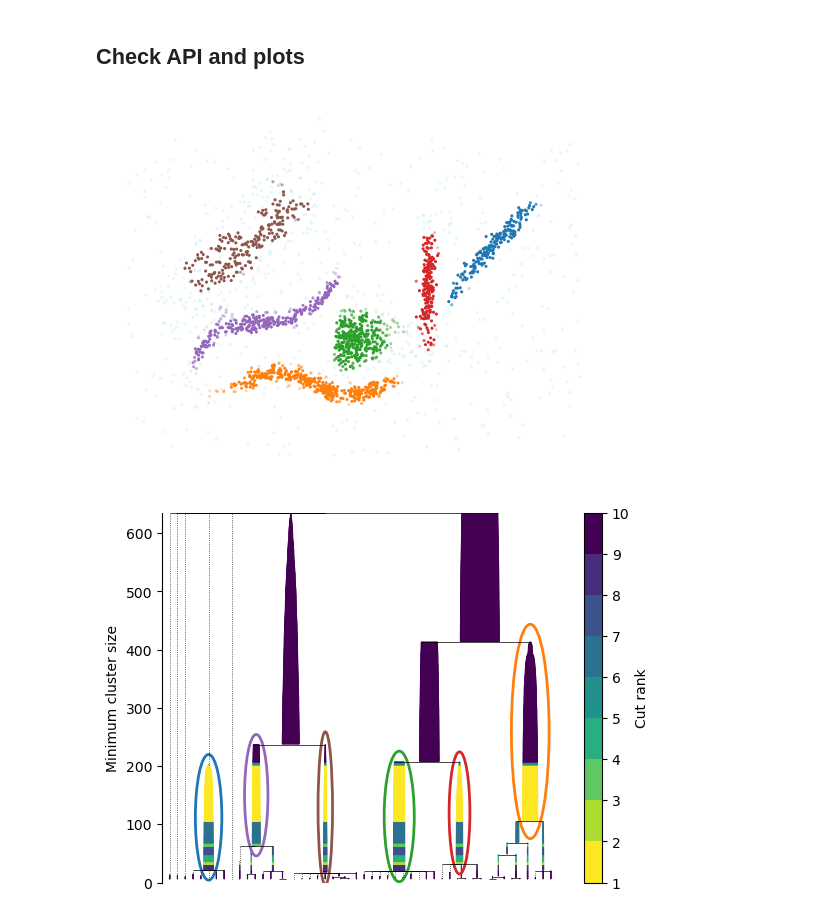
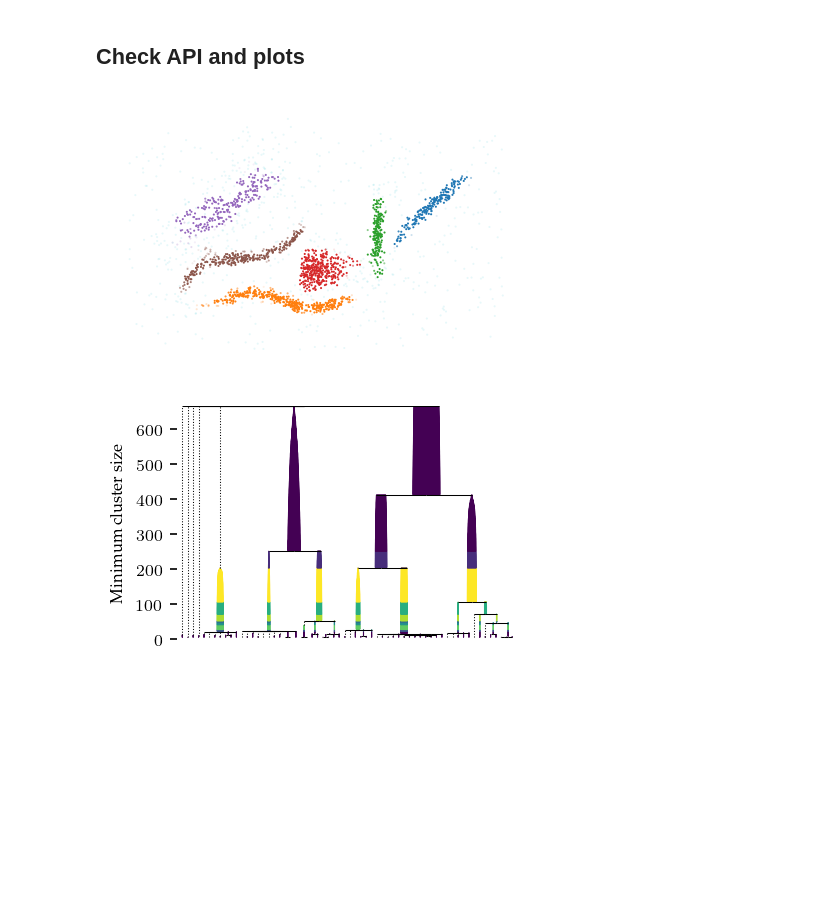
Before and after one commit to JelmerBot/plscan, a Jupyter notebook: docs/notebook.ipynb, the cells around one changed output. Cells and saved outputs as stored; diff of their text form; code cells hidden in the pictures; blank space fills up the shorter version.

```diff
--- a/docs/notebook.ipynb
+++ b/docs/notebook.ipynb
@@ -10,27 +12,31 @@ knn = NearestNeighbors(n_neighbors=10, metric='euclidean').fit(data).kneighbors(
 # %% [markdown]
 ## Check API and plots
 # %%
-from plscan import PLSCAN
+from plscan import PLSCAN, api
 
-# the input contains k=5 mutual reachability distance!
-c = PLSCAN().fit(knn)
+c = PLSCAN(min_samples=5, metric='euclidean').fit(data)
+sized_fig()
 plt.scatter(
     *data.T,
     c=c.labels_ % 10,
     alpha=np.maximum(0.1, c.probabilities_),
-    s=5,
+    s=1,
     linewidth=0,
     cmap="tab10",
 )
 plt.axis("off")
+plt.subplots_adjust(left=0, right=1, top=1, bottom=0)
 plt.show()
 # %% [output]
-[figure, old version]
+[figure, new version]
 # %%
-c.leaf_tree_.plot(leaf_separation=0.1, select_clusters=True)
+sized_fig()
+c.leaf_tree_.plot(leaf_separation=0.1, colorbar=False)
+plt.subplots_adjust(left=0.17, top=0.96, bottom=0.04, right=1)
+plt.savefig("images/leaf_tree.pdf", pad_inches=0)
 plt.show()
 # %% [output]
-[figure, old version]
+[figure, new version]
 # %%
 layers = c.cluster_layers(
     # min_size=16.0, # min cluster size threshold
```
Also changed, not shown: parts of 20 cells of this notebook, 40 other files.
